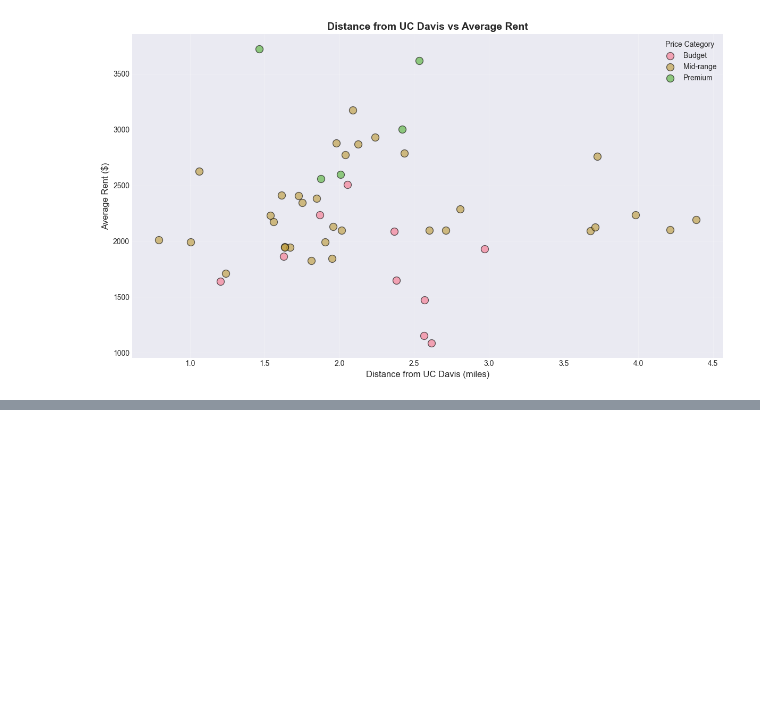
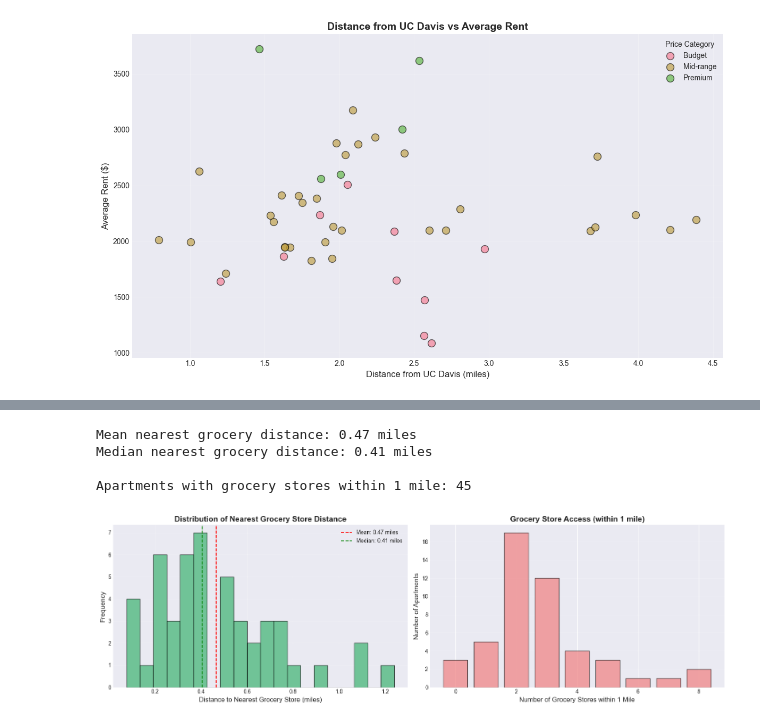
Before and after one commit to sohandillikar/sta141b-project, a Jupyter notebook: main.ipynb, the cells around one changed output, grey strips where cells are left out. Drawn from its saved outputs; the diff is of its cells as text; code cells hidden in the pictures; blank space fills up the shorter version.

```diff
--- a/main.ipynb
+++ b/main.ipynb
@@ -417,0 +422,77 @@ plt.show()
+# %%
+# Calculate grocery store accessibility metrics for each apartment
+grocery_metrics = []
+
+for apt_id in apartments['id'].unique():
+    apt_distances = grocery_store_distances[grocery_store_distances['apartment_id'] == apt_id]
+
+    if len(apt_distances) > 0:
+        nearest_distance = apt_distances['distance_miles'].min()
+        nearest_time = apt_distances[apt_distances['distance_miles'] == nearest_distance]['time_min'].iloc[0]
+        avg_distance = apt_distances['distance_miles'].mean()
+
+        # Count stores within different radii
+        within_05 = (apt_distances['distance_miles'] <= 0.5).sum()
+        within_10 = (apt_distances['distance_miles'] <= 1.0).sum()
+        within_15 = (apt_distances['distance_miles'] <= 1.5).sum()
+
+        # Find nearest high-rated store (rating >= 4.0)
+        nearest_store_id = apt_distances.loc[apt_distances['distance_miles'].idxmin(), 'grocery_store_id']
+        nearest_store_rating = grocery_stores[grocery_stores['id'] == nearest_store_id]['rating'].values
+        nearest_store_rating = nearest_store_rating[0] if len(nearest_store_rating) > 0 else np.nan
+
+        high_rated_stores = grocery_stores[grocery_stores['rating'] >= 4.0]['id'].values
+        high_rated_distances = apt_distances[apt_distances['grocery_store_id'].isin(high_rated_stores)]
+        nearest_high_rated = high_rated_distances['distance_miles'].min() if len(high_rated_distances) > 0 else np.nan
+
+        grocery_metrics.append({
+            'apartment_id': apt_id,
+            'nearest_grocery_distance': nearest_distance,
+            'nearest_grocery_time': nearest_time,
+            'avg_grocery_distance': avg_distance,
+            'grocery_stores_within_0.5mi': within_05,
+            'grocery_stores_within_1.0mi': within_10,
+            'grocery_stores_within_1.5mi': within_15,
+            'nearest_grocery_rating': nearest_store_rating,
+            'nearest_high_rated_distance': nearest_high_rated
+        })
+
+grocery_access = pd.DataFrame(grocery_metrics)
+apartments = apartments.merge(grocery_access, left_on='id', right_on='apartment_id', how='left')
+
+print(f"Mean nearest grocery distance: {apartments['nearest_grocery_distance'].mean():.2f} miles")
+print(f"Median nearest grocery distance: {apartments['nearest_grocery_distance'].median():.2f} miles")
+print(f"\nApartments with grocery stores within 1 mile: {(apartments['grocery_stores_within_1.0mi'] > 0).sum()}")
+# %% [output]
+Mean nearest grocery distance: 0.47 miles
+Median nearest grocery distance: 0.41 miles
+
+Apartments with grocery stores within 1 mile: 45
+# %%
+# Grocery distance distributions
+fig, axes = plt.subplots(1, 2, figsize=(16, 5))
+
+# Histogram of nearest grocery distance
+axes[0].hist(apartments['nearest_grocery_distance'].dropna(), bins=20, edgecolor='black', alpha=0.7, color='mediumseagreen')
+axes[0].axvline(apartments['nearest_grocery_distance'].mean(), color='red', linestyle='--',
+                label=f'Mean: {apartments["nearest_grocery_distance"].mean():.2f} miles')
+axes[0].axvline(apartments['nearest_grocery_distance'].median(), color='green', linestyle='--',
+                label=f'Median: {apartments["nearest_grocery_distance"].median():.2f} miles')
+axes[0].set_xlabel('Distance to Nearest Grocery Store (miles)', fontsize=12)
+axes[0].set_ylabel('Frequency', fontsize=12)
+axes[0].set_title('Distribution of Nearest Grocery Store Distance', fontsize=14, fontweight='bold')
+axes[0].legend()
+axes[0].grid(True, alpha=0.3)
+
+# Histogram of grocery stores within 1 mile
+counts = apartments['grocery_stores_within_1.0mi'].value_counts().sort_index()
+axes[1].bar(counts.index, counts.values, edgecolor='black', alpha=0.7, color='lightcoral')
+axes[1].set_xlabel('Number of Grocery Stores within 1 Mile', fontsize=12)
+axes[1].set_ylabel('Number of Apartments', fontsize=12)
+axes[1].set_title('Grocery Store Access (within 1 mile)', fontsize=14, fontweight='bold')
+axes[1].grid(True, alpha=0.3, axis='y')
+
+plt.tight_layout()
+plt.show()
+# %% [output]
+[figure, added]
```
Also changed, not shown: parts of 17 cells of this notebook.
